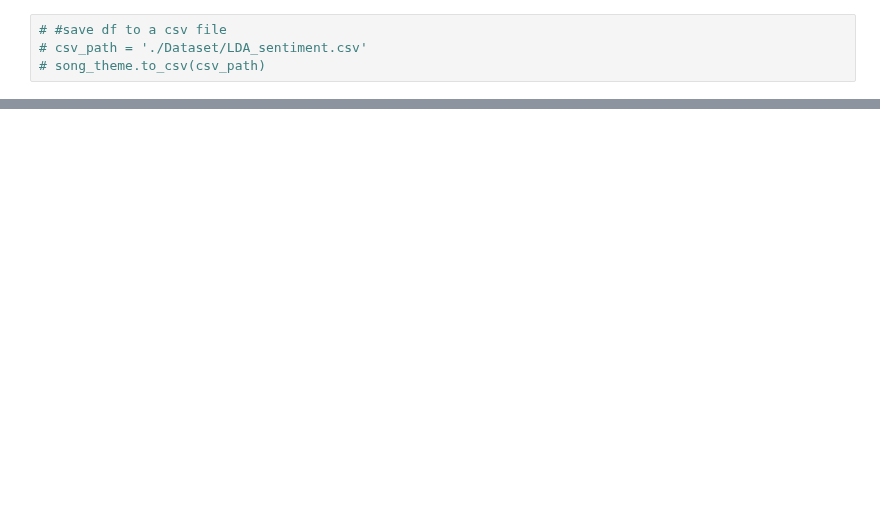
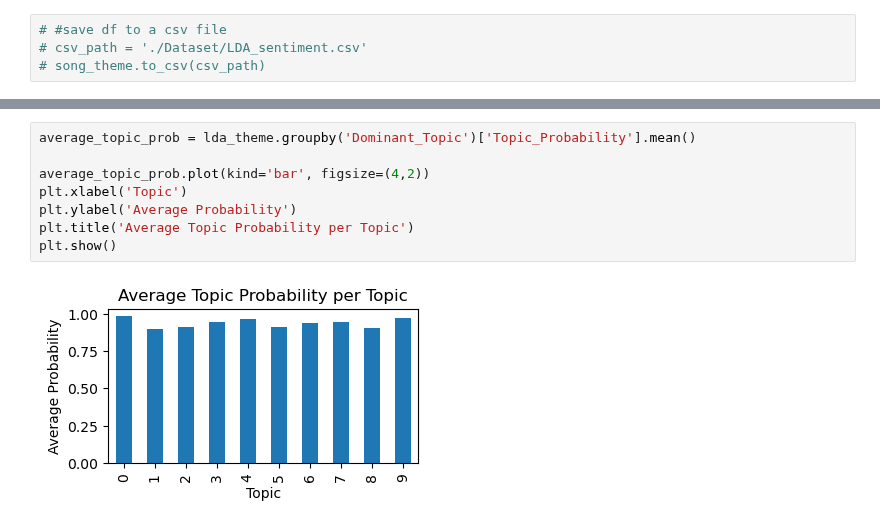
Before and after one commit to asyikin22/Python-for-Data-Analysis, a Jupyter notebook: PROJECTS/Spotify/themes.ipynb, the cells around one changed output, grey strips where cells are left out. Cells and saved outputs as stored; diff of their text form; blank space fills up the shorter version.

```diff
--- a/PROJECTS/Spotify/themes.ipynb
+++ b/PROJECTS/Spotify/themes.ipynb
@@ -174,0 +276,10 @@ song_theme[['artist','song', 'translated_lyrics', 'Dominant_Topic', 'Topic_Proba
+# %%
+average_topic_prob = lda_theme.groupby('Dominant_Topic')['Topic_Probability'].mean()
+
+average_topic_prob.plot(kind='bar', figsize=(4,2))
+plt.xlabel('Topic')
+plt.ylabel('Average Probability')
+plt.title('Average Topic Probability per Topic')
+plt.show()
+# %% [output]
+[figure, added]
```
Also changed, not shown: parts of 15 cells of this notebook, 1 other file.
